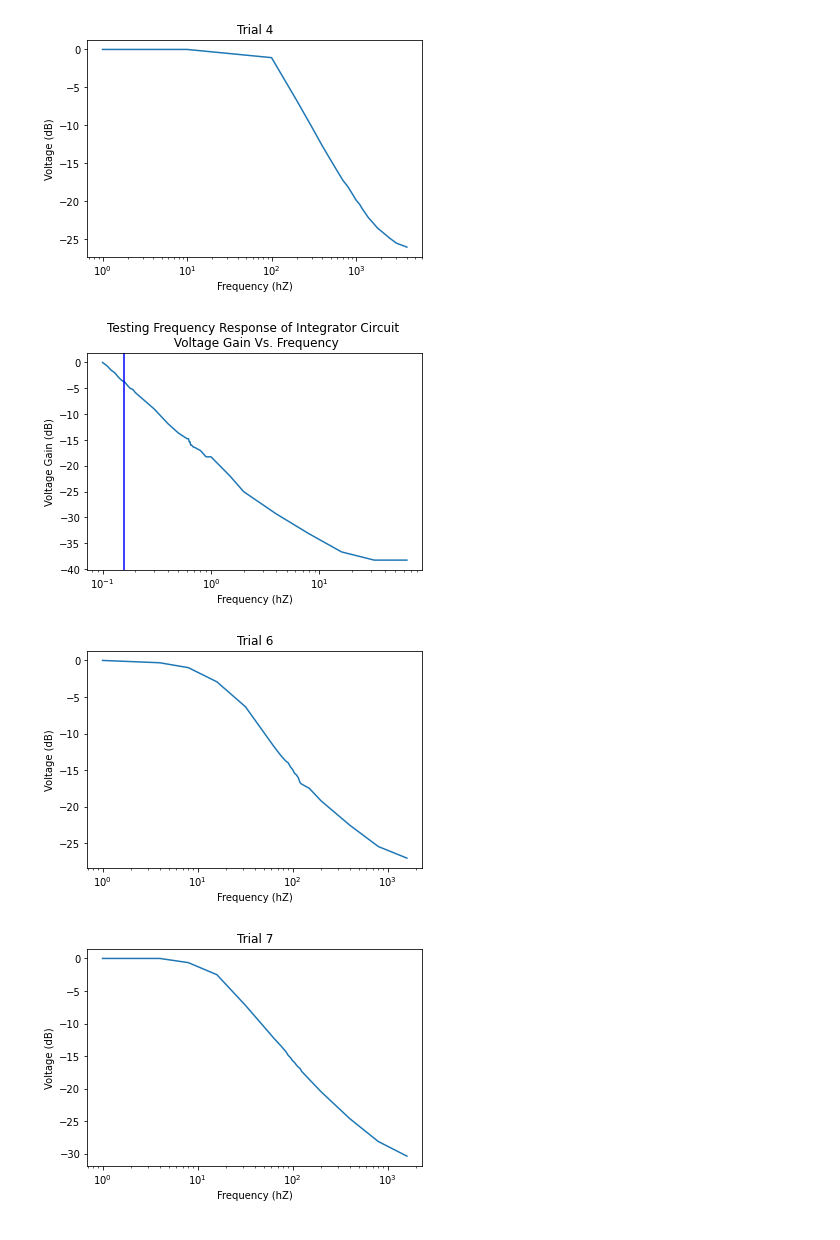
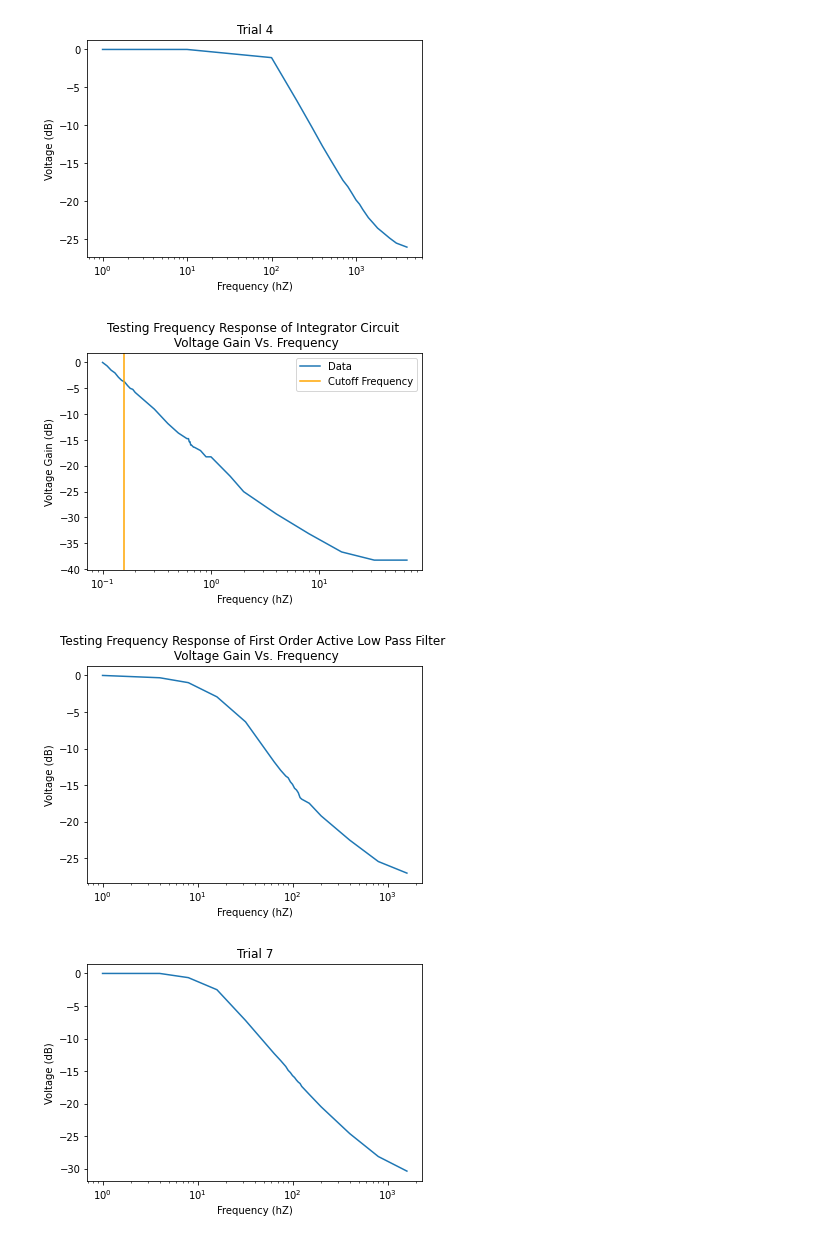
Before and after one commit to matthew-ding/physics5bl, a Jupyter notebook: Capstone/FilterData.ipynb, the cells around one changed output. Cells and saved outputs as stored; diff of their text form; code cells hidden in the pictures.

```diff
--- a/Capstone/FilterData.ipynb
+++ b/Capstone/FilterData.ipynb
@@ -86,22 +86,24 @@ plt.show()
 plt.title('Testing Frequency Response of Integrator Circuit \n Voltage Gain Vs. Frequency')
 plt.xlabel('Frequency (hZ)')
 plt.ylabel('Voltage Gain (dB)')
-plt.semilogx(f5, Vout_to_gain(Vpp5, Vpp5[0]))
-plt.axvline(x = .159, color = 'b', label = 'axvline - full height')
+plt.semilogx(f5, Vout_to_gain(Vpp5, Vpp5[0]), label='Data')
+plt.axvline(x = .159, color = 'orange', label = 'Cutoff Frequency')
+plt.legend()
 
 plt.show()
 # %% [output]
-[figure, old version]
+[figure, new version]
 # %%
-plt.title('Trial 6')
+plt.title('Testing Frequency Response of First Order Active Low Pass Filter \n Voltage Gain Vs. Frequency')
 plt.xlabel('Frequency (hZ)')
 plt.ylabel('Voltage (dB)')
-plt.semilogx(f6, Vout_to_gain(Vpp6, Vpp6[0]))
-# plt.axvline(x = 150, color = 'b', label = 'axvline - full height')
+plt.semilogx(f6, Vout_to_gain(Vpp6, Vpp6[0]), label=')
+plt.axvline(x = .159, color = 'orange', label = 'Cutoff Frequency')
+
 
 plt.show()
 # %% [output]
-[figure, old version]
+[figure, new version]
 # %%
 plt.title('Trial 7')
 plt.xlabel('Frequency (hZ)')
```
Also changed, not shown: 1 other file.
